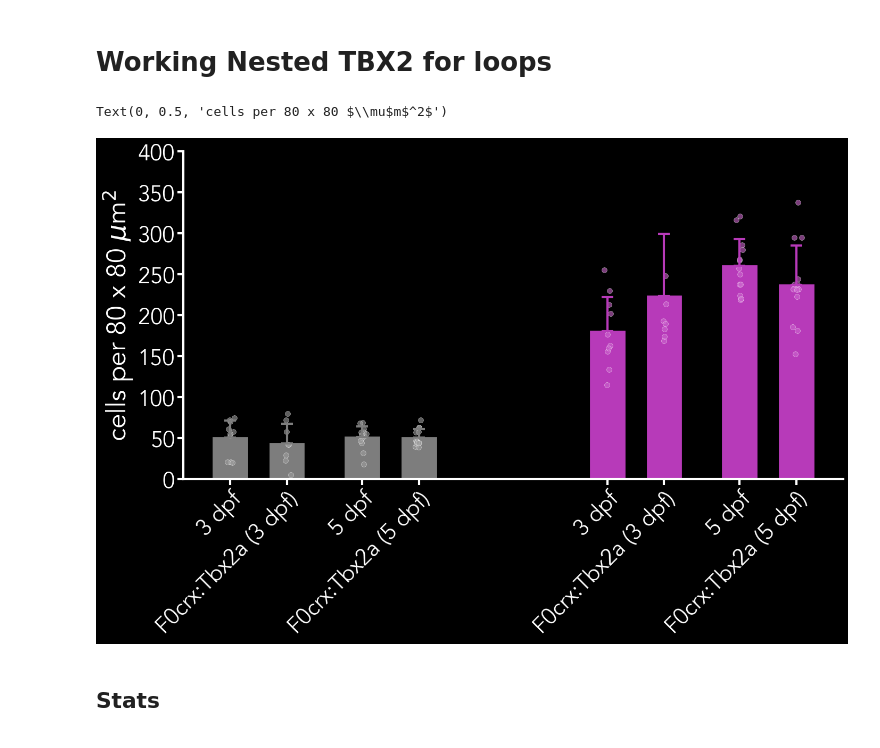
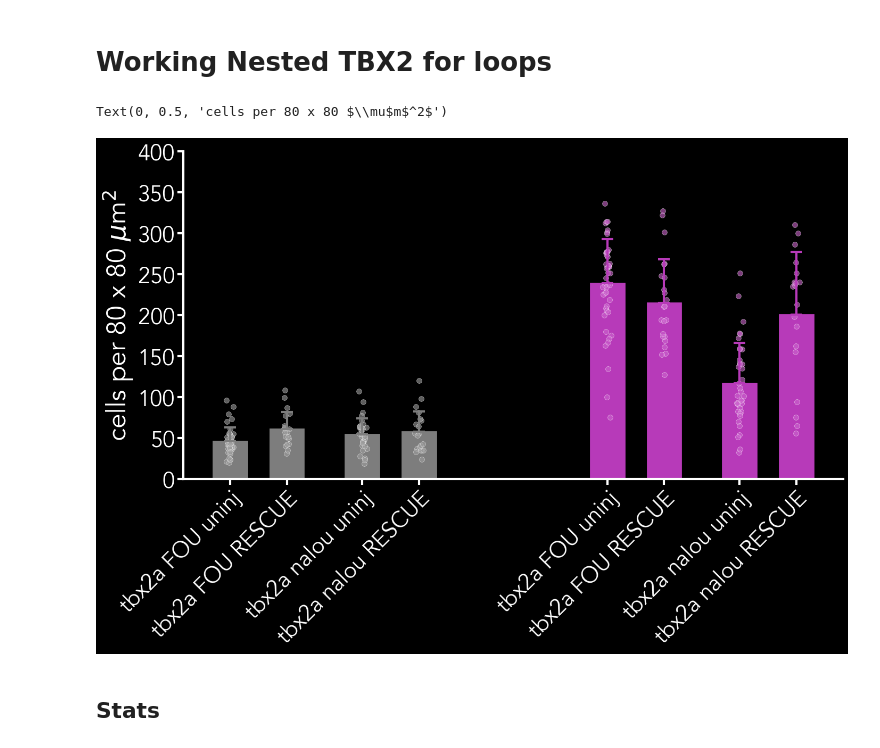
Before and after one commit to Cmhouseholder/pythonCode, a Jupyter notebook: Plot_photoreceptorCounts.ipynb, the cells around one changed output. Drawn from its saved outputs; the diff is of its cells as text; code cells hidden in the pictures.

```diff
--- a/Plot_photoreceptorCounts.ipynb
+++ b/Plot_photoreceptorCounts.ipynb
@@ -38,7 +38,7 @@ baseColor = applyPlotStyle(pBGMenu.value)
 
 #gene of interest
 # goi = 'tbx2aF3_nr2e3F0'
-goi = 'F0CRXTbx2a'
+goi = 'F0tbx2aSWAP_RESCUE'
 
 
 if goi == 'nr2e3':
@@ -289,17 +289,17 @@ nGenes = np.size(geneList)
 
 fH, axH = plt.subplots(figsize=[16,8])
 
-tbx2g = ['tbx2a_3', 'tbx2a_5']
+# tbx2g = ['tbx2a_3', 'tbx2a_5']
 # tbx2g = ['tbx2a_F0','tbx2a_het','tbx2a_KO','tbx2b_F0','tbx2b_het','tbx2b_KO','tbx2a_wt','tbx2b_wt']
-# tbx2g = ['tbx2a_fou', 'tbx2a_nalou']
+tbx2g = ['tbx2a_fou', 'tbx2a_nalou']
 # tbx2g = ['tbx2a_KO','tbx2a_wt','tbx2b_wt','tbx2b_KO']
 
 # injectedg = ['uninj', 'SWAP', 'RESCUE']
 # injectedg = ['uninj', 'SWAP', 'RESCUE', 'inj2bSWAP']
-# injectedg = ['uninj', 'RESCUE']
+injectedg = ['uninj', 'RESCUE']
 # injectedg = ['uninj', 'SWAP']
 # nr2g = ['wt','F0']
-injectedg = ['WT', 'F0CRX2a']
+# injectedg = ['WT', 'F0CRX2a']
 
 barStep = 3; # distance between photoreceptor groups
 barW =0.9; # bar width
@@ -313,7 +313,7 @@ thisbarPos = barP; #starting position
 for pr in photoreceptors:
     for a in tbx2g:  #to separate tbx2 conditions
         for b in injectedg:  #separate out nr2e3 conditions
-            countData = df[(df['Tbx2']== a) & (df['Injected']== b)][pr]
+            countData = df[(df['tbx2']== a) & (df['injected']== b)][pr]
             jitter = np.random.randn(len(countData))*0.05
             textindent = 0.10;
             pH = plt.bar([thisbarPos], np.mean(countData), width=barW, color=lighten_color(zfC[pr],1), linewidth = 2, edgecolor = lighten_color(zfC[pr],1)); #color=zfC[pr],
@@ -332,7 +332,7 @@ for pr in photoreceptors:
 #            'tbx2a nalou SWAP',
 #           'tbx2a nalou RESCUE' ]
 
-#     RESCUE &  BOTH SWAP
+#     # RESCUE &  BOTH SWAP
 # xLabels = [ 'tbx2a FOU uninj',
 #            'tbx2a FOU SWAP',
 #             'tbx2a FOU RESCUE',
@@ -341,40 +341,40 @@ for pr in photoreceptors:
 #            'tbx2a nalou SWAP',
 #           'tbx2a nalou RESCUE',
 #           'tbx2a nalou SWAP (2B:2A)']
 
 # #RESCUE BY ITSELF
-# xLabels = [ 'tbx2a FOU uninj',
-#            'tbx2a FOU RESCUE',
-#           'tbx2a nalou uninj',
-#           'tbx2a nalou RESCUE' ]
+xLabels = [ 'tbx2a FOU uninj',
+           'tbx2a FOU RESCUE',
+          'tbx2a nalou uninj',
+          'tbx2a nalou RESCUE' ]
 
 # # SWAP BY ITSELF
 # xLabels = [ 'tbx2a FOU uninj',
 #         'tbx2a FOU SWAP',
 #           'tbx2a nalou uninj',
 #           'tbx2a nalou SWAP', ]
 
 #OVEREXPRESSION OF TBX2
-xLabels = [ '3 dpf','F0crx:Tbx2a (3 dpf)','5 dpf',
-          'F0crx:Tbx2a (5 dpf)' ]
+# xLabels = [ '3 dpf','F0crx:Tbx2a (3 dpf)','5 dpf',
+#           'F0crx:Tbx2a (5 dpf)' ]
 
 formatFigure(fH, axH, pH)
 axH.set_xticks(np.sort(barPos));
 axH.set_xticklabels(xLabels * len(photoreceptors), ha='right', rotation_mode='anchor');
 
 # xLabels = geneList
     # 'Tbx2a_F0','Tbx2a_wt','Tbx2b_wt','Tbx2b_F0']
 
 axH.set_ylim([0,400]); # cone default (to have space for significance stars
 
 plt.ylabel('cells per 80 x 80 $\mu$m$^2$')
 # axH.set_ylim([0,80]); # for rods only
 
 # axH.set_ylim([0,250]); # tbx2
 # axH.set_xlim([0,np.max(barPos)+1]); # tbx2
 # %% [output]
 Text(0, 0.5, 'cells per 80 x 80 $\\mu$m$^2$')
-[figure, old version]
+[figure, new version]
 # %%
 barPos
 # %%
```
Also changed, not shown: parts of 3 cells of this notebook, 1 other file.
